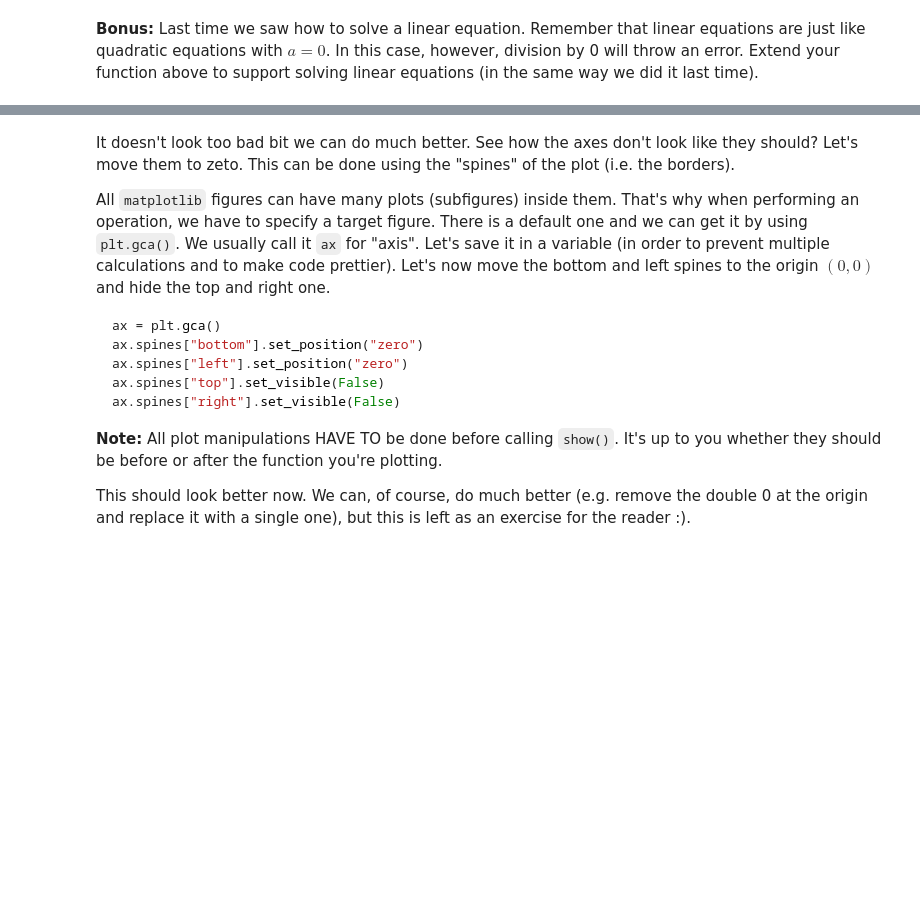
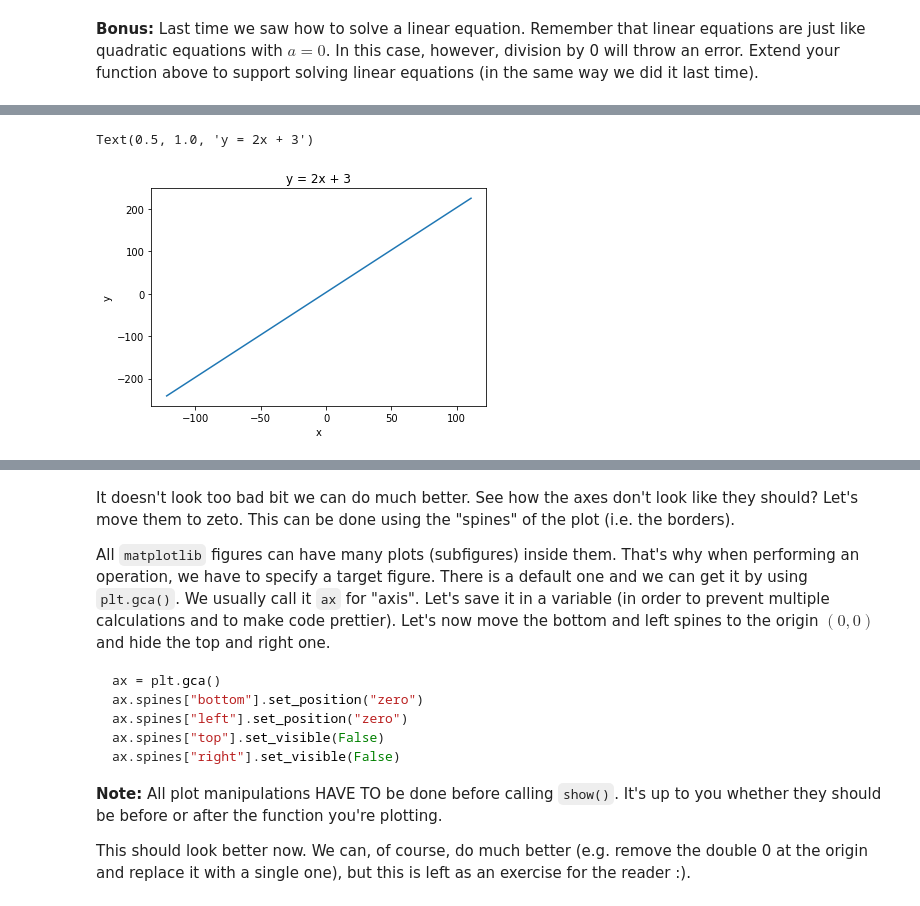
Before and after one commit to veselin9931/Math-conceptions-by-developers, a Jupyter notebook: 01. High-School-Maths/02. High-School-Maths-Exercise/High-School Maths Exercise.ipynb, the cells around one changed output, grey strips where cells are left out. Drawn from its saved outputs; the diff is of its cells as text; code cells hidden in the pictures; blank space fills up the shorter version.

Commit message:
Make a bonus task and draw plots.

```diff
--- a/01. High-School-Maths/02. High-School-Maths-Exercise/High-School Maths Exercise.ipynb
+++ b/01. High-School-Maths/02. High-School-Maths-Exercise/High-School Maths Exercise.ipynb
@@ -347,0 +354,10 @@ plt.show()
+# %%
+x = np.linspace(-122,111, 250)
+y = 2 * x + 3
+plt.xlabel("x")
+plt.ylabel("y")
+plt.plot(x, y)
+plt.title('y = 2x + 3')
+# %% [output]
+Text(0.5, 1.0, 'y = 2x + 3')
+[figure, added]
```
Also changed, not shown: parts of 6 cells of this notebook.
